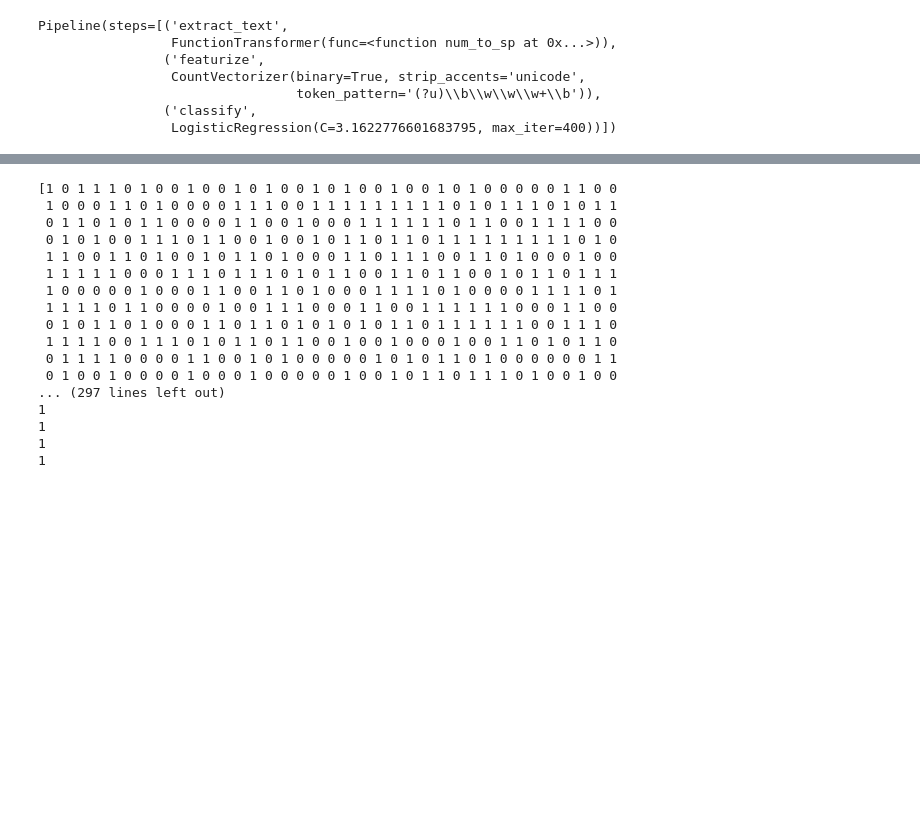
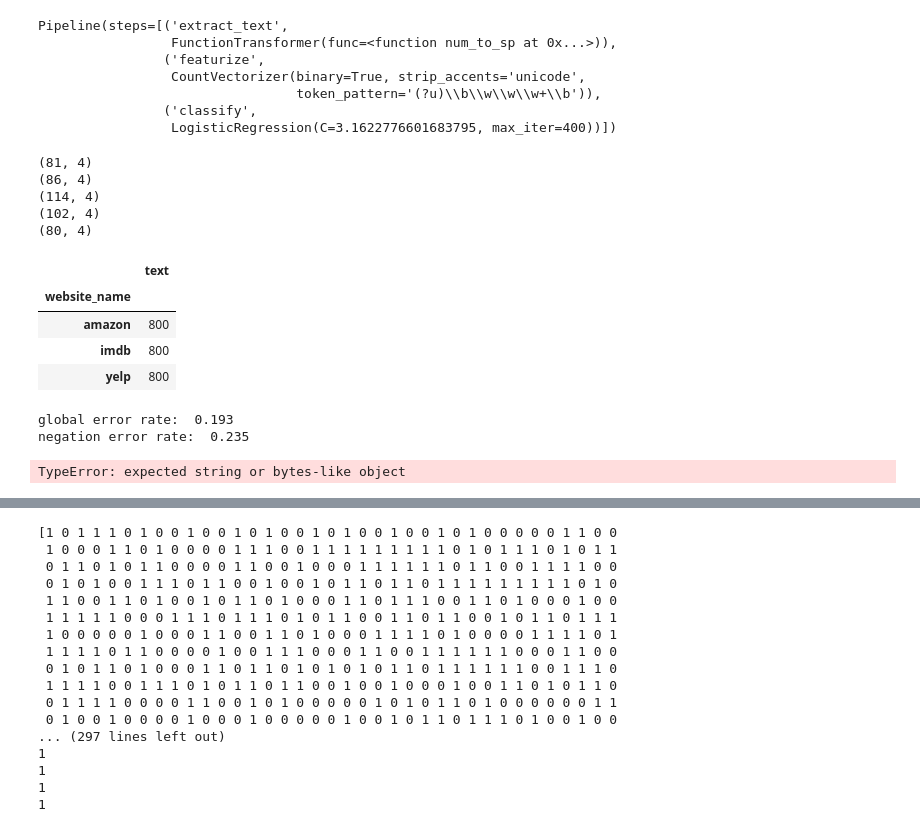
Before and after one commit to jmkeusch/cs135_proja, a Jupyter notebook: problem1_figures.ipynb, the cells around one changed output, grey strips where cells are left out. Cells and saved outputs as stored; diff of their text form; code cells hidden in the pictures; blank space fills up the shorter version.

```diff
--- a/problem1_figures.ipynb
+++ b/problem1_figures.ipynb
@@ -112,3 +113,31 @@ Pipeline(steps=[('extract_text',
                                  token_pattern='(?u)\\b\\w\\w\\w+\\b')),
                 ('classify',
                  LogisticRegression(C=3.1622776601683795, max_iter=400))])
+# %%
+cv_fp = 0
+cv_fn = 0
+website = {'amazon': 0, 'yelp': 0, 'imdb': 0}
+errs = pd.DataFrame().reindex(columns=x_NC.columns)
+#predictions = pd.DataFrame().reindex(columns=y_N).rename({'is_positive_sentiment': 'predicted_sentiment_positive'})
+for tix, vix in StratifiedKFold(n_splits=5).split(x_NC, y_N):
+    p = pipeline()
+    p.set_params(**best_param)
+    x_train_NC = x_NC.iloc[tix]
+    x_val_MC = x_NC.iloc[vix].copy()
+    p.fit(x_train_NC, y_N.iloc[tix])
+    yhat_val = p.predict(x_val_MC)
+    y_val = y_N.iloc[vix]
+    cv_fp += np.sum((yhat_val == 1) & (y_val == 0))
+    cv_fn += np.sum((yhat_val == 0) & (y_val == 1))
+    x_val_MC['true_sentiment_positive'] = y_val
+    x_val_MC['predicted_sentiment_positive'] = yhat_val
+    fold_errs = x_val_MC.where(yhat_val != y_val).dropna()
+    print(fold_errs.shape)
+    errs = pd.concat((errs, fold_errs))
+errs = errs.astype({'true_sentiment_positive': int, 'predicted_sentiment_positive': int})
+# %% [output]
+(81, 4)
+(86, 4)
+(114, 4)
+(102, 4)
+(80, 4)
@@ -114,0 +146,8 @@ Pipeline(steps=[('extract_text',
+# %%
+errs.groupby('website_name').count()
+# %% [output]
+|  | text |
+| website_name |  |
+| amazon | 800 |
+| imdb | 800 |
+| yelp | 800 |
@@ -114,0 +161,8 @@ Pipeline(steps=[('extract_text',
+# %%
+print('global error rate: ', np.round(errs.shape[0] / x_NC.shape[0], 3))
+negation_error_rate = error_rate(lambda df: df.text.str.contains(r"\bnot\b|n't\b"))
+print('negation error rate: ', np.round(negation_error_rate, 3))
+# %% [output]
+global error rate:  0.193
+negation error rate:  0.235
+TypeError: expected string or bytes-like object
```
Also changed, not shown: parts of 6 cells of this notebook.
